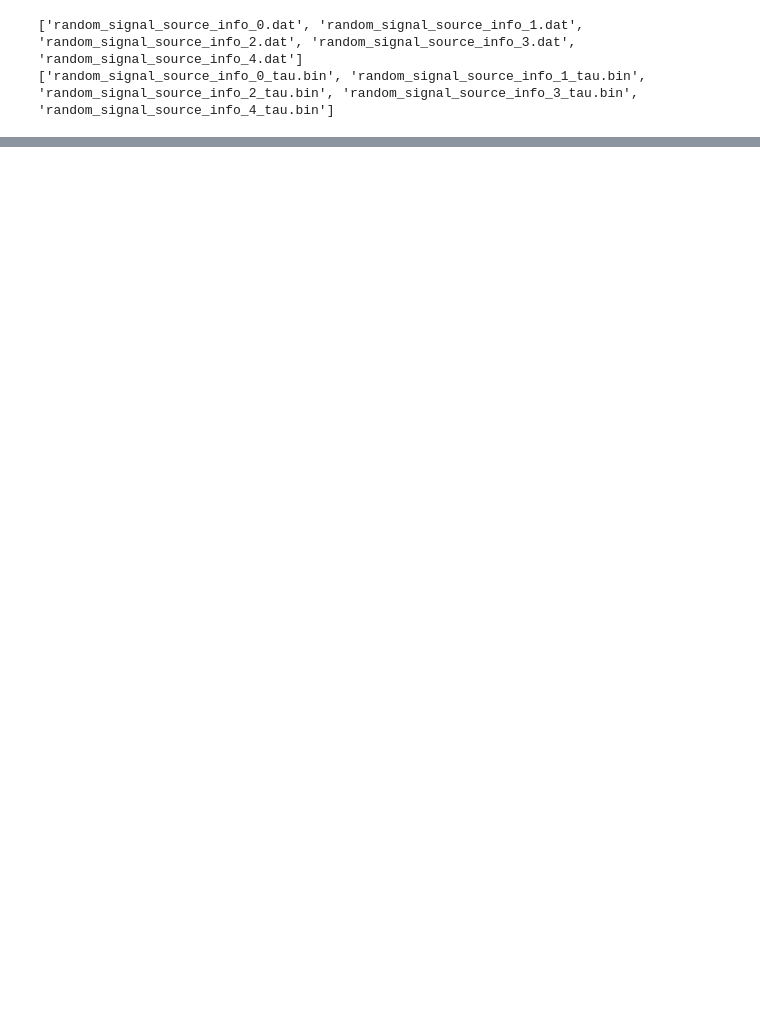
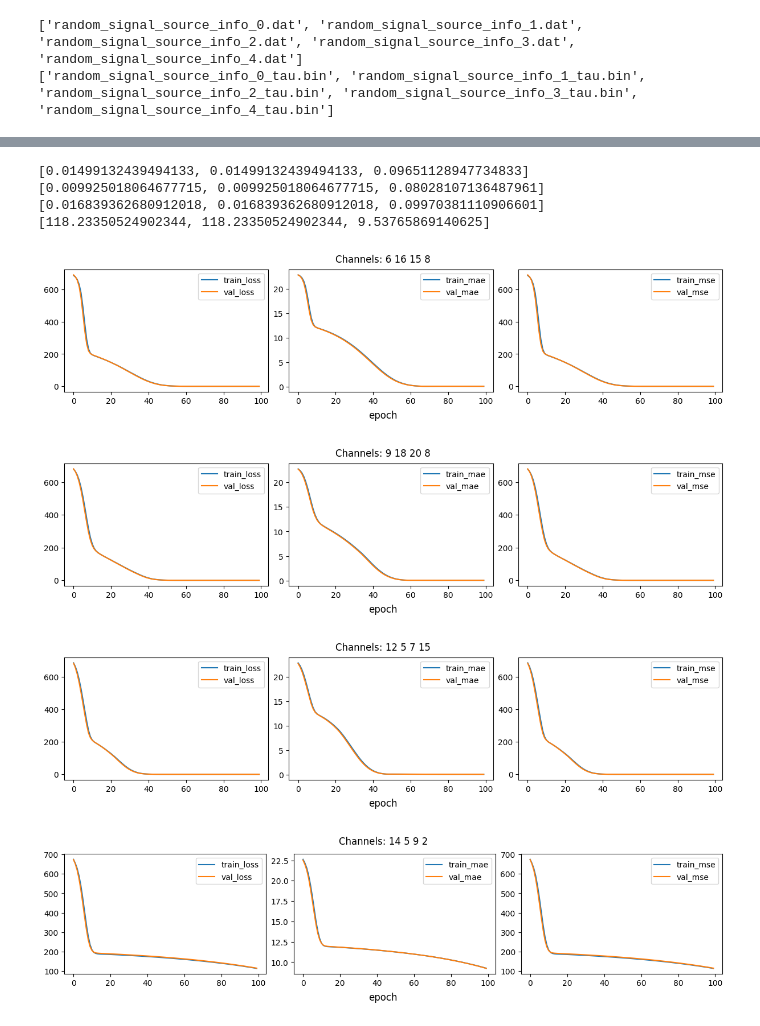
Before and after one commit to nhatvan2231/AA_DOA, a Jupyter notebook: src/python/building_model.ipynb, the cells around one changed output, grey strips where cells are left out. Drawn from its saved outputs; the diff is of its cells as text; code cells hidden in the pictures; blank space fills up the shorter version.

Commit message:
Training Multiple models

```diff
--- a/src/python/building_model.ipynb
+++ b/src/python/building_model.ipynb
@@ -46,8 +41,8 @@ array([0.001 , 0.002 , 0.0025, 0.005 , 0.01  , 0.02  , 0.025 , 0.05  ,
 # %%
 def genRandomAA(num_channels, list_length):
-    list_channels = np.empty([list_length])
-    for channels in list_channels:
-        channels = random.sample((0,24), num_channels)
+    list_channels = np.empty([list_length, num_channels], dtype=int)
+    for i in range(list_length):
+        list_channels[i] = random.sample(range(0,24), num_channels)
     return list_channels
 # %%
 # Extract data from files
@@ -68,10 +59,0 @@ train_dataset, val_dataset, test_dataset = dataset.split()
-# %%
-model = MyModel(np.shape(channel_id))
-
-model = tf.keras.Sequential([
-    tf.keras.layers.Input(np.shape(channel_id)),
-    tf.keras.layers.Dense(units=16, activation='gelu'),
-    tf.keras.layers.Dense(units=8, activation='gelu'),
-    #tf.keras.layers.Dense(units=4, activation='gelu'),
-    tf.keras.layers.Dense(units=1, activation = 'linear')
-])
@@ -157,0 +60,20 @@ x = test_dataset.take(1)
+# %%
+list_channels = genRandomAA(4,4)
+# %%
+for channels in list_channels:
+    dataset = DataSetPacker(inputs, labels, channels)
+    train_dataset, val_dataset, test_dataset = dataset.split(shuffle=False)
+    model = MyModel(np.shape(channels))
+    model.compile(optimizer='adam', loss='mse', metrics=['mse','mae'])
+    losses = model.fit(train_dataset.batch(8), epochs=100, validation_data = val_dataset.batch(8), verbose=False)
+    EvaluateModel.plot_history(losses, channels)
+    EvaluateModel.evaluate(model, test_dataset, True)
+# %% [output]
+[0.01499132439494133, 0.01499132439494133, 0.09651128947734833]
+[0.009925018064677715, 0.009925018064677715, 0.08028107136487961]
+[0.016839362680912018, 0.016839362680912018, 0.09970381110906601]
+[118.23350524902344, 118.23350524902344, 9.53765869140625]
+[figure, added]
+[figure, added]
+[figure, added]
+[figure, added]
```
Also changed, not shown: parts of 17 cells of this notebook.
